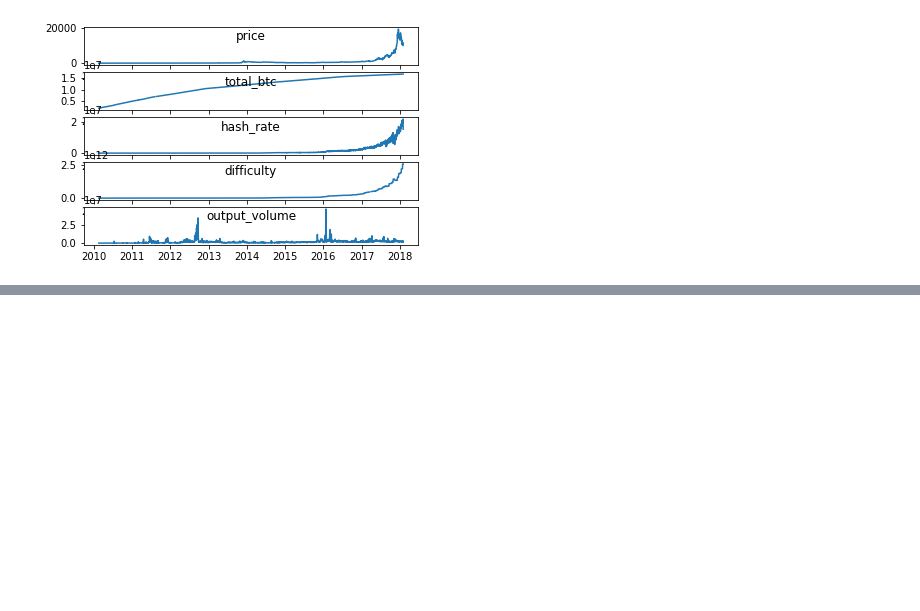
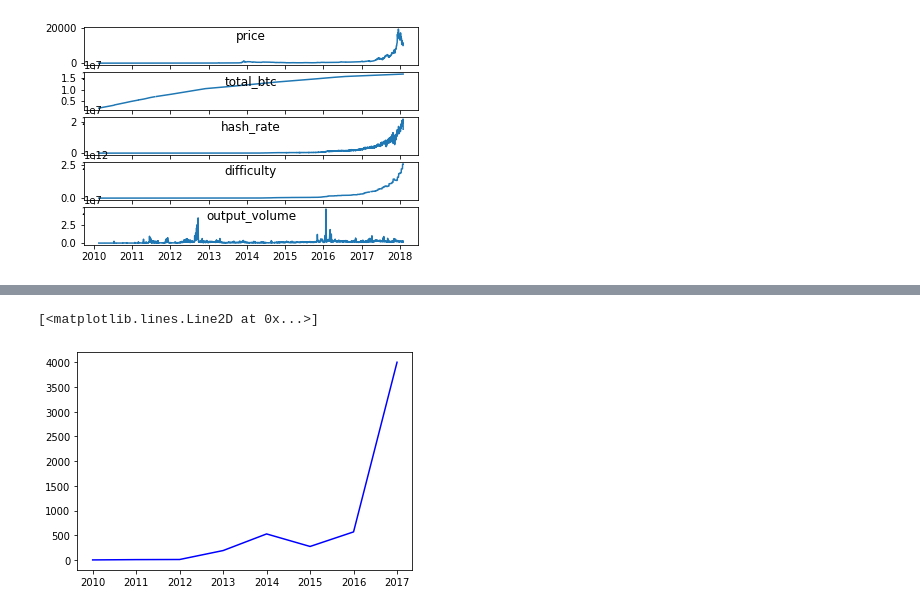
Before and after one commit to ib-nosirov/csci403_project9, a Jupyter notebook: project9.ipynb, the cells around one changed output, grey strips where cells are left out. Cells and saved outputs as stored; diff of their text form; code cells hidden in the pictures; blank space fills up the shorter version.

```diff
--- a/project9.ipynb
+++ b/project9.ipynb
@@ -70,3 +70,9 @@ for i, name in enumerate(df.columns[1:]):
     ax[i].set_title(name, y=0.5)
 # %% [output]
 [figure]
+# %%
+query = """SELECT * FROM pollution;"""
+cur.execute(query)
+sql_table_pollution = cur.fetchall()
+df_pollution = pd.DataFrame(sql_table_pollution, columns=['country_name', 'country_code', '2010', '2011', '2012', '2013','2014','2015','2016','2017'])
+df_pollution
@@ -72,0 +93,8 @@ for i, name in enumerate(df.columns[1:]):
+# %%
+query = """SELECT EXTRACT(YEAR FROM day), AVG(price) FROM btc GROUP BY EXTRACT(YEAR FROM day) ORDER BY EXTRACT(YEAR FROM day);"""
+cur.execute(query)
+
+btc_avg_price = cur.fetchall()
+df_btc_avg_price = pd.DataFrame(btc_avg_price, columns=['year','avg'])
+
+df_btc_avg_price
@@ -72,0 +112,12 @@ for i, name in enumerate(df.columns[1:]):
+# %%
+iran_row = df_pollution[df_pollution['country_code']=='IRN']
+iran_row = iran_row.drop(columns=['country_name', 'country_code'])
+#iran_row.plot()
+
+iran_table = iran_row.T
+#iran_table.plot()
+plt.plot(df_btc_avg_price['year'][:-1], df_btc_avg_price['avg'][:-1], color='blue')
+#plt.plot(iran_row, color='red')
+# %% [output]
+[<matplotlib.lines.Line2D at 0x...>]
+[figure, added]
```
Also changed, not shown: parts of 4 cells of this notebook.
